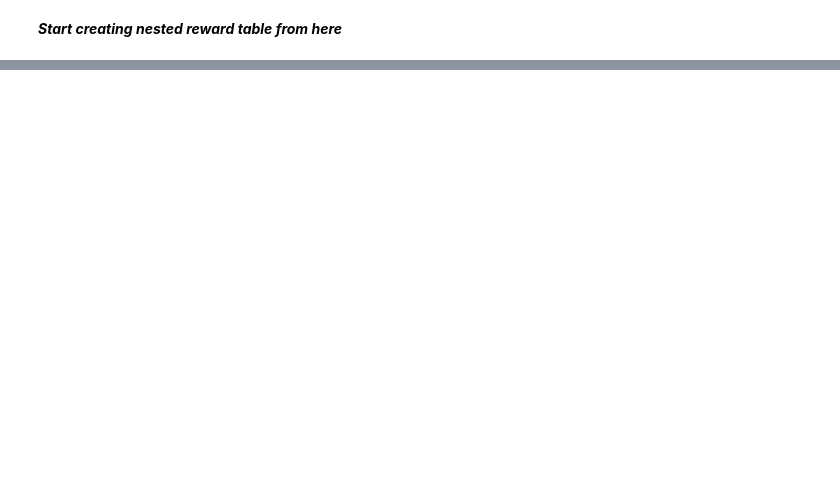
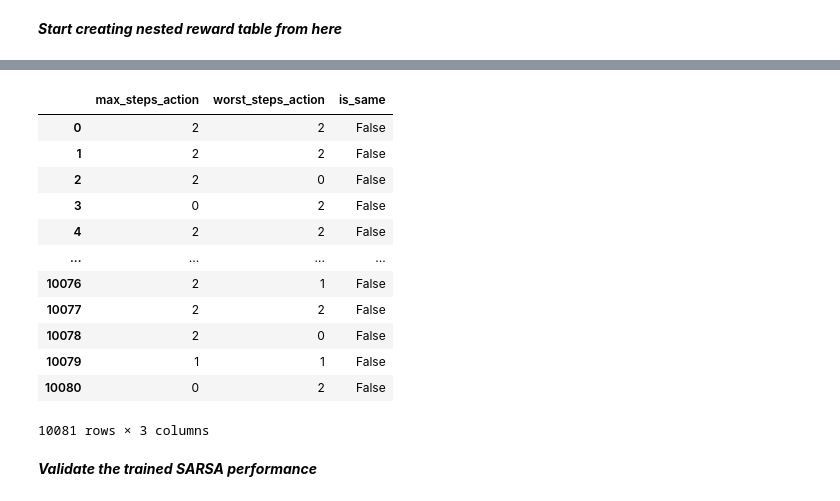
Before and after one commit to lornjhinn-git/reinforcement-learning, a Jupyter notebook: sarsa_eth.ipynb, the cells around one changed output, grey strips where cells are left out. Cells and saved outputs as stored; diff of their text form; code cells hidden in the pictures; blank space fills up the shorter version.

```diff
--- a/sarsa_eth.ipynb
+++ b/sarsa_eth.ipynb
@@ -716,12 +904,17 @@ steps_list[67]
 # %%
-max_value_index = rewards_list.index(max(rewards_list))
+max_value_index = total_rewards_list.index(max(total_rewards_list))
+worst_value_index = total_rewards_list.index(min(total_rewards_list))
 
 print(max_value_index)
-print("Step list:", steps_list[max_value_index])
+print(worst_value_index)
+print(max(total_rewards_list))
+print(min(total_rewards_list))
+print("Max step list:", steps_list[max_value_index])
+print("Bad step list:", steps_list[worst_value_index])
 
 # Check if each row has different values
 is_different = np.all(np.diff(Q, axis=1), axis=1)
 
 # Display the result
-print(is_different)
+#print(is_different)
 # %% [output]
@@ -729,0 +981,6 @@ Step list: [2, 0, 2, 1, 0, 2, 2, 2, 1, 2, 2, 2, 2, 2, 2, 0, 1, 0, 1, 0, 2, 1, 0,
+# %%
+# see the main action difference between max and worst step at what timestep
+df_compare = pd.DataFrame(steps_list[max_value_index], columns=['max_steps_action'])
+df_compare['worst_steps_action'] = steps_list[worst_value_index]
+df_compare['is_same'] = df_compare['max_steps_action'].equals(df_compare['worst_steps_action'])
+df_compare.head()
@@ -729,0 +994,17 @@ Step list: [2, 0, 2, 1, 0, 2, 2, 2, 1, 2, 2, 2, 2, 2, 2, 0, 1, 0, 1, 0, 2, 1, 0,
+# %%
+# get the first action where both are difference
+df_compare[df_compare['is_same'] != True]
+# %% [output]
+|  | max_steps_action | worst_steps_action | is_same |
+| 0 | 2 | 2 | False |
+| 1 | 2 | 2 | False |
+| 2 | 2 | 0 | False |
+| 3 | 0 | 2 | False |
+| 4 | 2 | 2 | False |
+| ... | ... | ... | ... |
+| 10076 | 2 | 1 | False |
+| 10077 | 2 | 2 | False |
+| 10078 | 2 | 0 | False |
+| 10079 | 1 | 1 | False |
+| 10080 | 0 | 2 | False |
+10081 rows × 3 columns
@@ -729,0 +1028,2 @@ Step list: [2, 0, 2, 1, 0, 2, 2, 2, 1, 2, 2, 2, 2, 2, 2, 0, 1, 0, 1, 0, 2, 1, 0,
+# %% [markdown]
+***Validate the trained SARSA performance***
```
Also changed, not shown: parts of 51 cells of this notebook, 1 other file.
